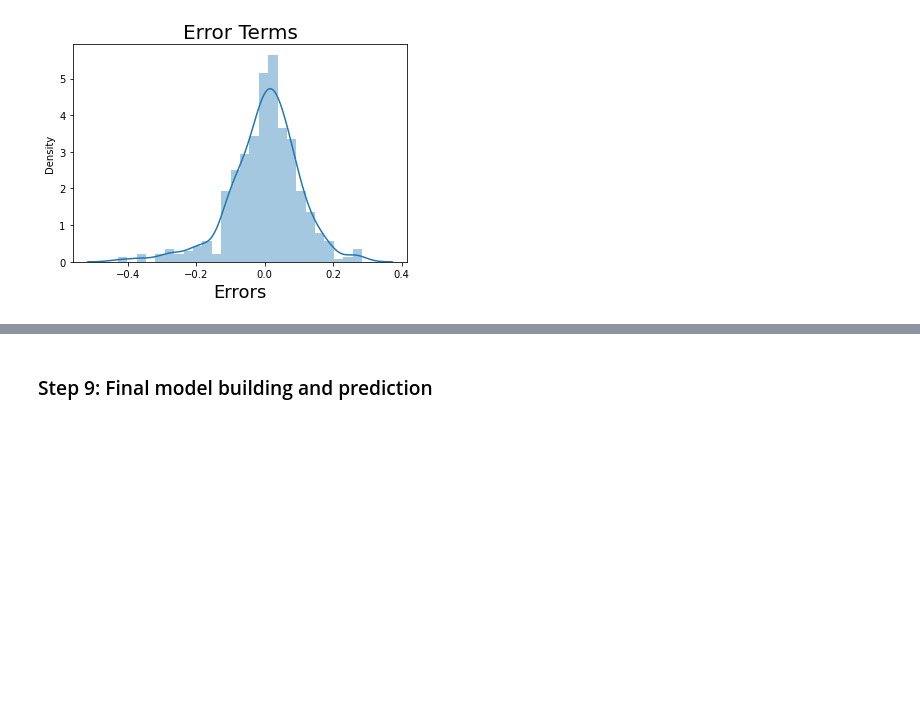
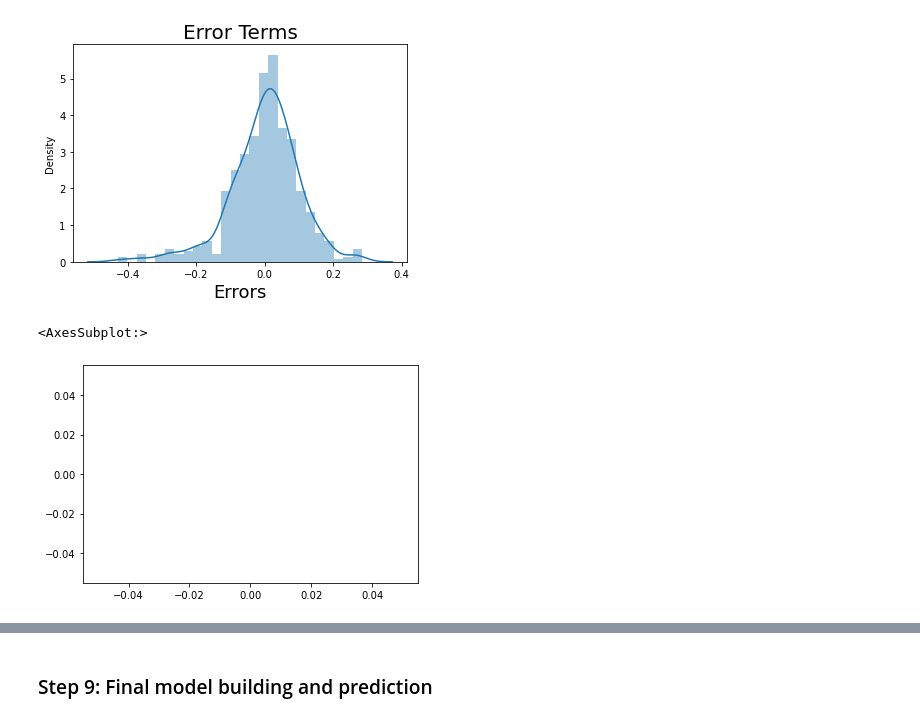
Before and after one commit to gvickyviki1/Multiple-Linear-Regression-Bike-Sharing-Assignment, a Jupyter notebook: Linear Regression Assignment.ipynb, the cells around one changed output, grey strips where cells are left out. Drawn from its saved outputs; the diff is of its cells as text; code cells hidden in the pictures; blank space fills up the shorter version.

```diff
--- a/Linear Regression Assignment.ipynb
+++ b/Linear Regression Assignment.ipynb
@@ -686,3 +686,8 @@ plt.xlabel('Errors', fontsize = 18)
 plt.show()
 # %% [output]
 [figure]
+# %%
+sns.scatterplot((y_train - y_train_cnt))
+# %% [output]
+<AxesSubplot:>
+[figure, added]
```
Also changed, not shown: parts of 5 cells of this notebook, 1 other file.
